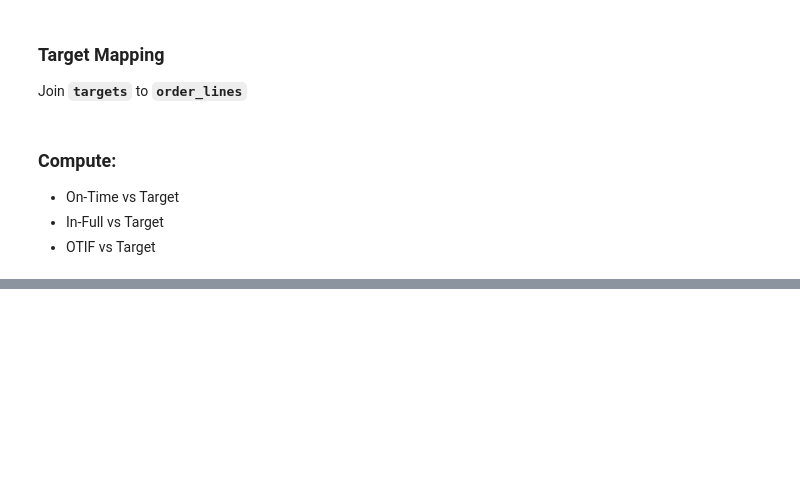
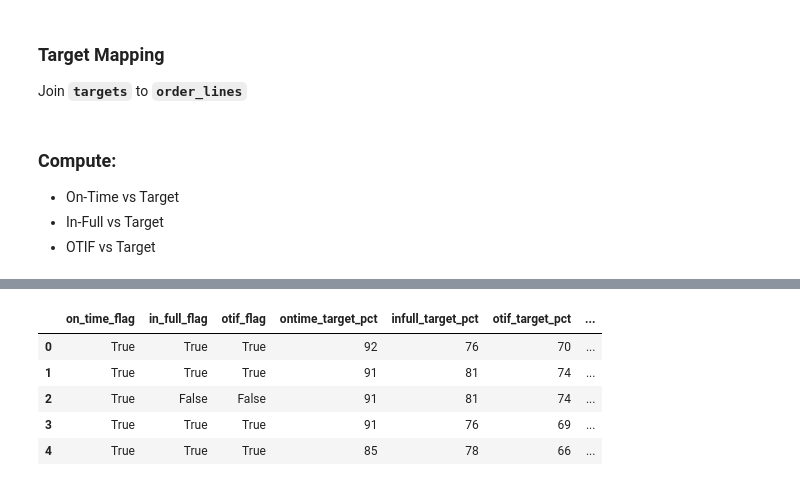
Before and after one commit to jacobdbt2100/supply-chain-service-level-tracking, a Jupyter notebook: notebooks/data_cleaning_and_exploration_supply_chain_service_level_tracking.ipynb, the cells around one changed output, grey strips where cells are left out. Saved outputs shown, nothing was run; the diff lists cells and outputs as text; code cells hidden in the pictures; blank space fills up the shorter version.

```diff
--- a/notebooks/data_cleaning_and_exploration_supply_chain_service_level_tracking.ipynb
+++ b/notebooks/data_cleaning_and_exploration_supply_chain_service_level_tracking.ipynb
@@ -183,3 +183,10 @@ dtype: int64
 targets.duplicated(subset=['customer_id']).sum()
 # %% [output]
 np.int64(0)
+# %%
+# Adjust column names
+targets = targets.rename(columns={
+    'ontime_target%': 'ontime_target_pct',
+    'infull_target%': 'infull_target_pct',
+    'otif_target%': 'otif_target_pct'
+})
@@ -346,20 +357,11 @@ order_lines = order_lines.merge(targets, on='customer_id', how='left')
 - In-Full vs Target
 - OTIF vs Target
 # %%
-orders['ontime_vs_target'] = (
-    orders['on_time_flag']*1
-    - orders['ontime_target_pct']/100
-)
+order_lines['ontime_vs_target'] = (order_lines['on_time_flag']*1 - order_lines['ontime_target_pct']/100)
 # %%
-orders['infull_vs_target'] = (
-    orders['in_full_flag']*1
-    - orders['infull_target_pct']/100
-)
+order_lines['infull_vs_target'] = (order_lines['in_full_flag'].astype(int) - order_lines['infull_target_pct']/100)
 # %%
-orders['otif_vs_target'] = (
-    orders['otif_flag']*1
-    - orders['otif_target_pct']/100
-)
+order_lines['otif_vs_target'] = (order_lines['otif_flag'].astype(int) - order_lines['otif_target_pct']/100)
 # %%
 order_lines.head(5)
 # %% [output]
@@ -372,0 +395,11 @@ order_lines.head(5)
+# %%
+order_lines[['on_time_flag', 'in_full_flag', 'otif_flag', 'ontime_target_pct', 'infull_target_pct', 'otif_target_pct', 'ontime_vs_target',
+             'infull_vs_target',
+             'otif_vs_target']].head()
+# %% [output]
+|  | on_time_flag | in_full_flag | otif_flag | ontime_target_pct | infull_target_pct | otif_target_pct | ... |
+| 0 | True | True | True | 92 | 76 | 70 | ... |
+| 1 | True | True | True | 91 | 81 | 74 | ... |
+| 2 | True | False | False | 91 | 81 | 74 | ... |
+| 3 | True | True | True | 91 | 76 | 69 | ... |
+| 4 | True | True | True | 85 | 78 | 66 | ... |
```
Also changed, not shown: parts of 3 cells of this notebook.
